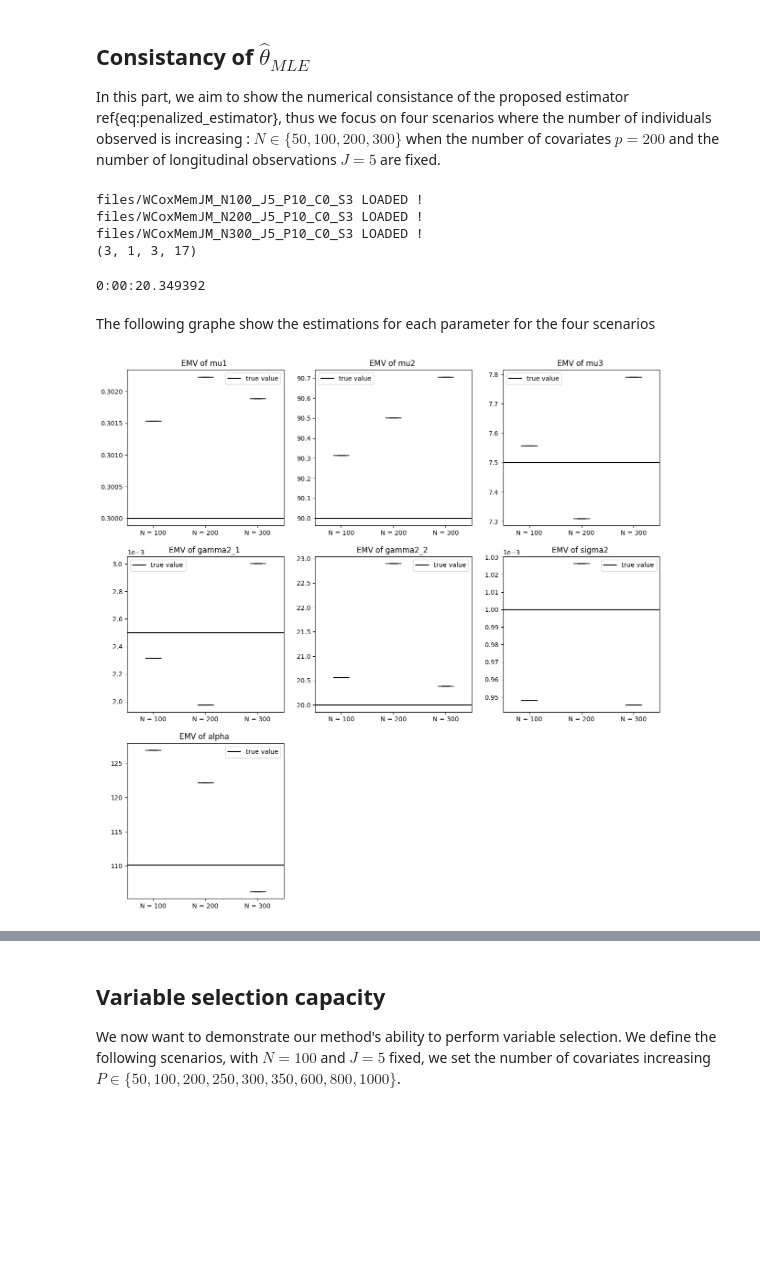
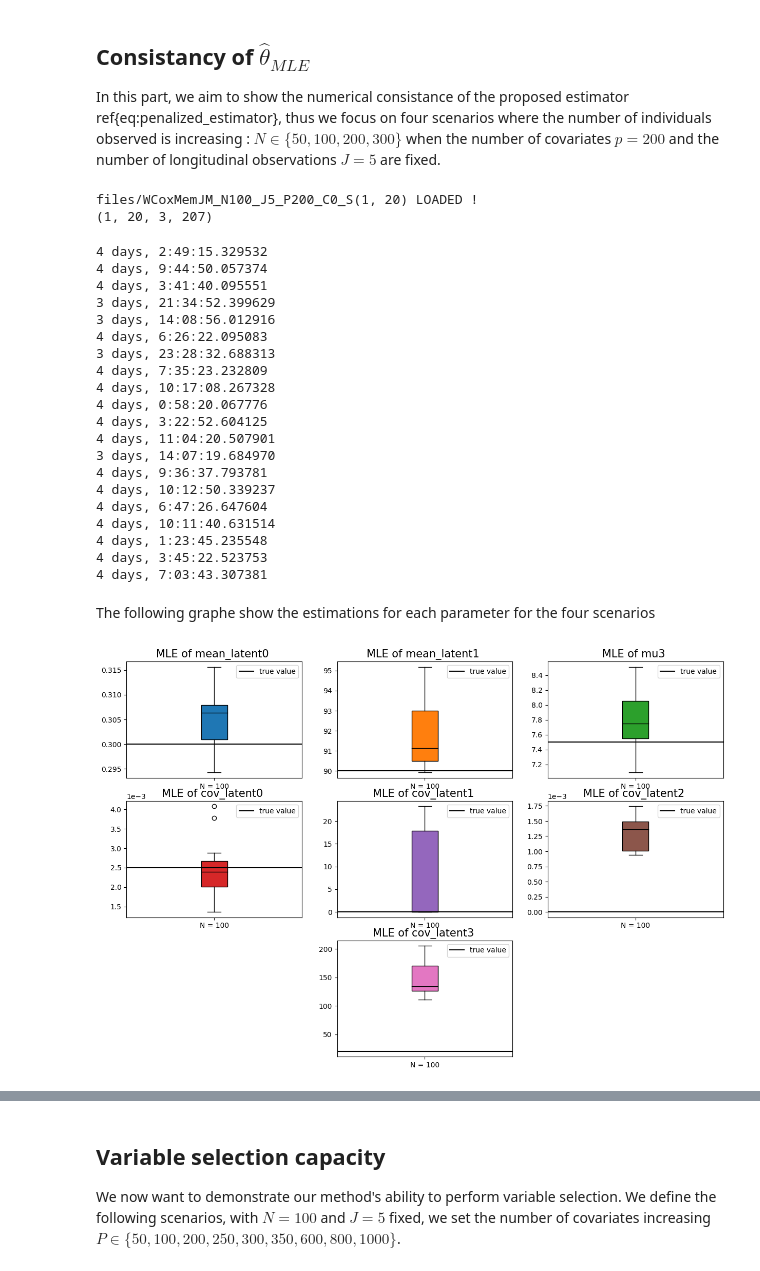
Before and after one commit to caillebotteAntoine/sdg4varselect, a Jupyter notebook: results/simulation_study.ipynb, the cells around one changed output, grey strips where cells are left out. Cells and saved outputs as stored; diff of their text form; code cells hidden in the pictures; blank space fills up the shorter version.

```diff
--- a/results/simulation_study.ipynb
+++ b/results/simulation_study.ipynb
@@ -81,21 +80,20 @@ Parameters(mu1=Array(0.3),
 
 In this part, we aim to show the numerical consistance of the proposed estimator ref{eq:penalized_estimator}, thus we focus on four scenarios where the number of individuals observed is increasing : $N\in\{50,100,200,300\}$ when the number of covariates $p = 200$ and the number of longitudinal observations $J = 5$ are fixed.
 # %%
-# results = read_multi_files(N=(100, 200, 300), P=(10,), C=(0,), S=3)
-results = read_multi_files(N=(100,), P=(10,), C=(0,), S=3)
+# results = read_multi_files(N=(100,), P=(100,), C=(0,), S=3)
+results = read_multi_files(N=(100,), P=(200,), C=(0,), S="(1, 20)")
+# results = read_multi_files(N=(100,), P=(100,), C=(0,), S="0")
 
-model = create_logistic_weibull_jm(N=100, J=5, P=10)
+model = create_cox_mem_jm(logisticMEM, N=100, J=5, P=200)
 
-params_star = jnp.hstack(get_params_star(model))
+params_star = model.hstack_params(get_params_star(model))
 params_names = model.params_names
 
 theta = jnp.array(results.last_theta)
 print(theta.shape)
 # %% [output]
-files/WCoxMemJM_N100_J5_P10_C0_S3 LOADED !
-files/WCoxMemJM_N200_J5_P10_C0_S3 LOADED !
-files/WCoxMemJM_N300_J5_P10_C0_S3 LOADED !
-(3, 1, 3, 17)
+files/WCoxMemJM_N100_J5_P200_C0_S(1, 20) LOADED !
+(1, 20, 3, 207)
 # %%
 chrono = jnp.array([[res.chrono.total_seconds() for res in reg] for reg in results[0]])
 chrono[3:].mean(axis=0)
@@ -103,28 +101,53 @@ chrono[3:].mean(axis=0)
 for reg in results[0]:
     print(reg.chrono)
 # %% [output]
-0:00:20.349392
+4 days, 2:49:15.329532
+4 days, 9:44:50.057374
+4 days, 3:41:40.095551
+3 days, 21:34:52.399629
+3 days, 14:08:56.012916
+4 days, 6:26:22.095083
+3 days, 23:28:32.688313
+4 days, 7:35:23.232809
+4 days, 10:17:08.267328
+4 days, 0:58:20.067776
+4 days, 3:22:52.604125
+4 days, 11:04:20.507901
+3 days, 14:07:19.684970
+4 days, 9:36:37.793781
+4 days, 10:12:50.339237
+4 days, 6:47:26.647604
+4 days, 10:11:40.631514
+4 days, 1:23:45.235548
+4 days, 3:45:22.523753
+4 days, 7:03:43.307381
 # %% [markdown]
 The following graphe show the estimations for each parameter for the four scenarios
 # %%
 theta = jnp.array(results.last_theta)
 scenarios_labels = results.get_scenarios_labels("N")
 
+
 fig = sdgplt.figure()
+id = [1, 2, 3, 4, 5, 6, 8]
 for i in range(7):
-    ax = fig.add_subplot(3, 3, 1 + i)
+    ax = fig.add_subplot(3, 3, id[i])
     ax.ticklabel_format(style="sci", scilimits=(-3, 3))
-    bp = ax.boxplot(theta[:, :, -1, i], patch_artist=True, labels=scenarios_labels)
+    bp = ax.boxplot(theta[:, :, -1, i][0], patch_artist=True, labels=scenarios_labels)
 
     for patch in bp["boxes"]:
         patch.set(facecolor=f"C{i}")
 
     for median in bp["medians"]:
         median.set_color("black")
 
     ax.axhline(y=params_star[i], color="k", label="true value")
 
     ax.legend()
-    ax.set_title(f"EMV of {params_names[i]} ")
+    ax.set_title(f"MLE of {params_names[i]} ", fontsize=15)
+
+
+fig.set_figheight(10)
+fig.set_figwidth(15)
 # %% [output]
-[figure, old version]
+[figure, new version]
```
Also changed, not shown: parts of 18 cells of this notebook, 33 other files.
